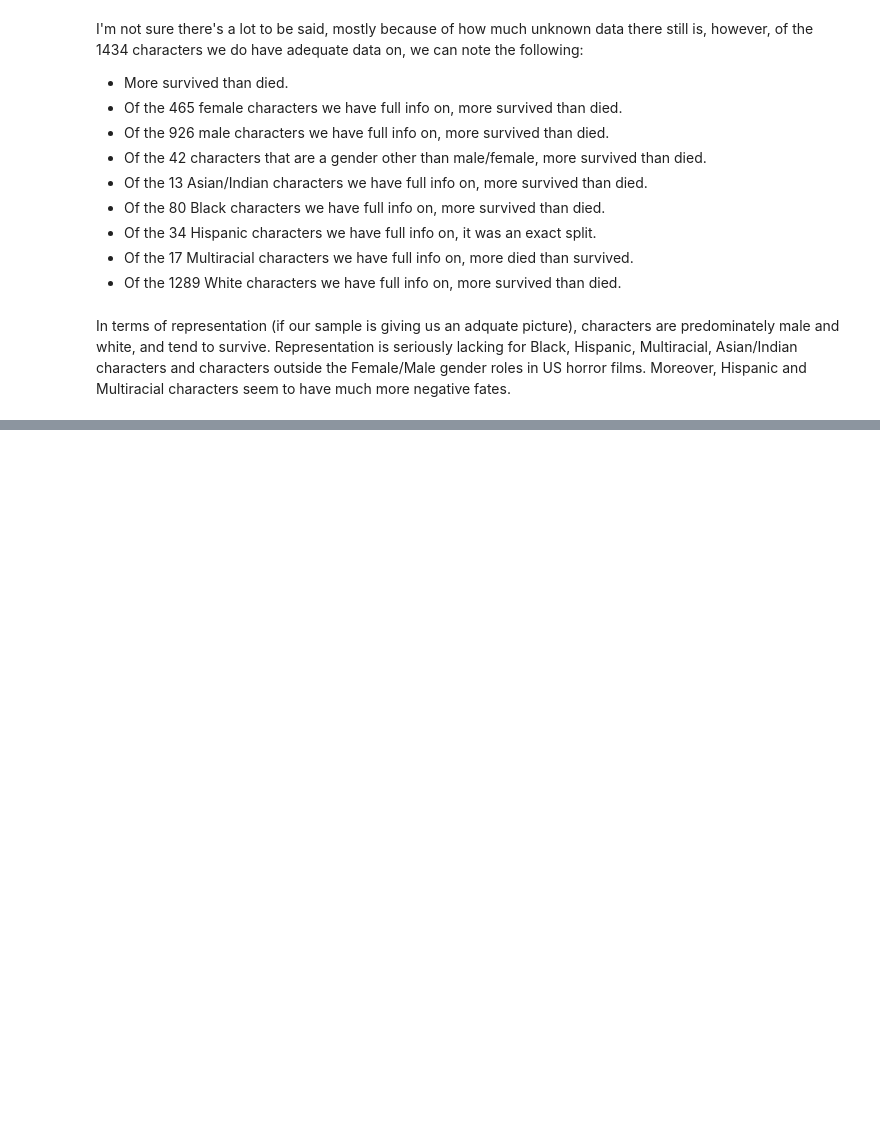
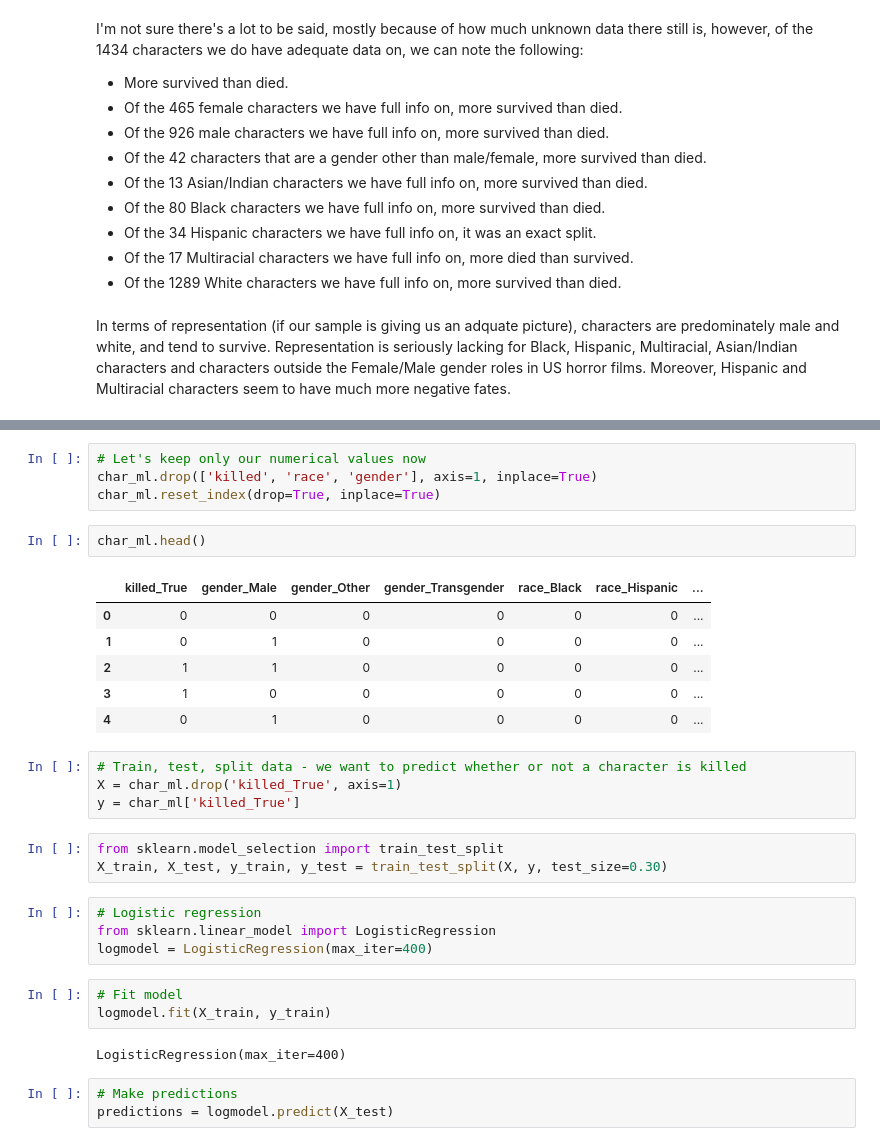
Before and after one commit to kristinamb15/horror-project, a Jupyter notebook: notebooks/a_and_v.ipynb, the cells around one changed output, grey strips where cells are left out. Drawn from its saved outputs; the diff is of its cells as text; blank space fills up the shorter version.

Commit message:
Added more analysis and logistic regression

```diff
--- a/notebooks/a_and_v.ipynb
+++ b/notebooks/a_and_v.ipynb
@@ -251,0 +293,32 @@ In terms of representation (if our sample is giving us an adquate picture), char
+# %%
+# Let's keep only our numerical values now
+char_ml.drop(['killed', 'race', 'gender'], axis=1, inplace=True)
+char_ml.reset_index(drop=True, inplace=True)
+# %%
+char_ml.head()
+# %% [output]
+|  | killed_True | gender_Male | gender_Other | gender_Transgender | race_Black | race_Hispanic | ... |
+| 0 | 0 | 0 | 0 | 0 | 0 | 0 | ... |
+| 1 | 0 | 1 | 0 | 0 | 0 | 0 | ... |
+| 2 | 1 | 1 | 0 | 0 | 0 | 0 | ... |
+| 3 | 1 | 0 | 0 | 0 | 0 | 0 | ... |
+| 4 | 0 | 1 | 0 | 0 | 0 | 0 | ... |
+# %%
+# Train, test, split data - we want to predict whether or not a character is killed
+X = char_ml.drop('killed_True', axis=1)
+y = char_ml['killed_True']
+# %%
+from sklearn.model_selection import train_test_split
+X_train, X_test, y_train, y_test = train_test_split(X, y, test_size=0.30)
+# %%
+# Logistic regression
+from sklearn.linear_model import LogisticRegression
+logmodel = LogisticRegression(max_iter=400)
+# %%
+# Fit model
+logmodel.fit(X_train, y_train)
+# %% [output]
+LogisticRegression(max_iter=400)
+# %%
+# Make predictions
+predictions = logmodel.predict(X_test)
```
Also changed, not shown: parts of 20 cells of this notebook.
